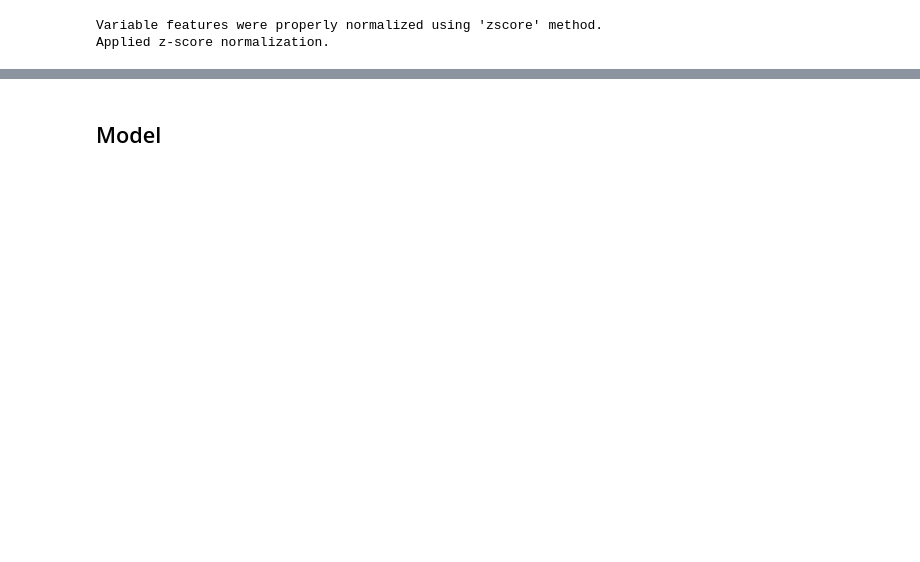
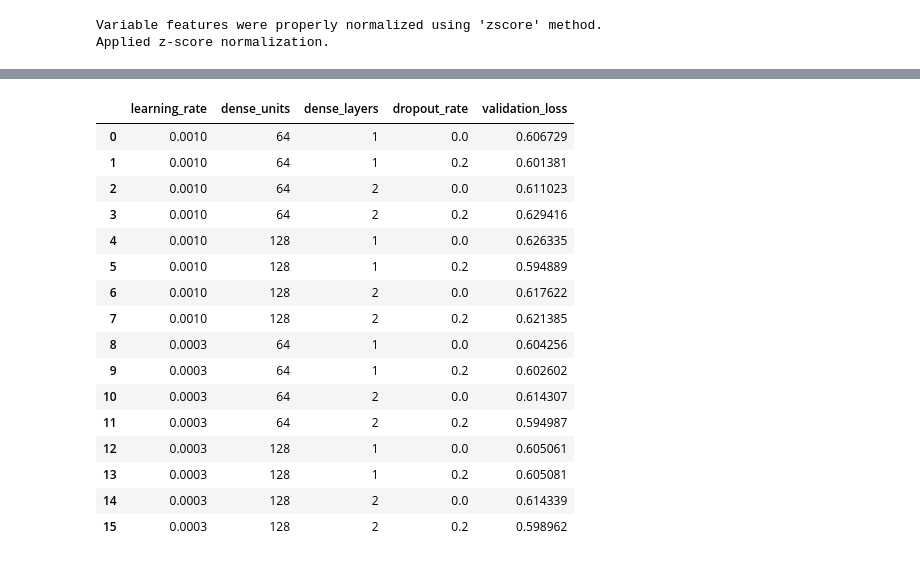
Before and after one commit to alvaro-francisco-gil/plant-reactivity-analysis, a Jupyter notebook: notebooks/experiment_neural_network.ipynb, the cells around one changed output, grey strips where cells are left out. Saved outputs shown, nothing was run; the diff lists cells and outputs as text; code cells hidden in the pictures; blank space fills up the shorter version.

```diff
--- a/notebooks/experiment_neural_network.ipynb
+++ b/notebooks/experiment_neural_network.ipynb
@@ -65,7 +85,7 @@ Reduced variable features from 38 to 12.
 # %%
 # Normalize features
-normalization_params= train_feat_dataset.normalize_features()
-val_feat_dataset.apply_normalization(normalization_params)
+normalization_params= rq1_train_feat_dataset.normalize_features()
+rq1_val_feat_dataset.apply_normalization(normalization_params)
 # %% [output]
 Variable features were properly normalized using 'zscore' method.
 Applied z-score normalization.
@@ -90,4 +110,4 @@ val_feat_dataset.features.head()
 # %%
-train_loader= train_feat_dataset.get_variable_features_loader(train_targets)
-val_loader= val_feat_dataset.get_variable_features_loader(val_targets)
+train_loader= rq1_train_feat_dataset.get_variable_features_loader(train_targets)
+val_loader= rq1_val_feat_dataset.get_variable_features_loader(val_targets)
 # %% [markdown]
@@ -102,13 +130,14 @@ Counter({1: 34053, 0: 30687})
 # %%
-input_size= len(train_feat_dataset.variable_columns)
+%%time
+input_size= len(rq1_train_feat_dataset.variable_columns)
 output_size= 2
-num_epochs = 5
+num_epochs = 50
 
 param_grid = {
-    'learning_rate': [0.1, 0.01],
+    'learning_rate': [0.001,0.0003],
     'dense_units': [64, 128],
     'dense_layers': [1, 2],
-    'dropout_rate': [0.25, 0.5]
+    'dropout_rate': [0,0.2]
 }
 
 tuner = HyperparameterTuner(FullyConnectedClassifier, param_grid, train_loader, val_loader, num_epochs, input_size, output_size)
@@ -135,2 +173,20 @@ print("Best Hyperparameters: \n", best_params)
 # %%
-all_results.head(15)
+all_results.head(30)
+# %% [output]
+|  | learning_rate | dense_units | dense_layers | dropout_rate | validation_loss |
+| 0 | 0.0010 | 64 | 1 | 0.0 | 0.606729 |
+| 1 | 0.0010 | 64 | 1 | 0.2 | 0.601381 |
+| 2 | 0.0010 | 64 | 2 | 0.0 | 0.611023 |
+| 3 | 0.0010 | 64 | 2 | 0.2 | 0.629416 |
+| 4 | 0.0010 | 128 | 1 | 0.0 | 0.626335 |
+| 5 | 0.0010 | 128 | 1 | 0.2 | 0.594889 |
+| 6 | 0.0010 | 128 | 2 | 0.0 | 0.617622 |
+| 7 | 0.0010 | 128 | 2 | 0.2 | 0.621385 |
+| 8 | 0.0003 | 64 | 1 | 0.0 | 0.604256 |
+| 9 | 0.0003 | 64 | 1 | 0.2 | 0.602602 |
+| 10 | 0.0003 | 64 | 2 | 0.0 | 0.614307 |
+| 11 | 0.0003 | 64 | 2 | 0.2 | 0.594987 |
+| 12 | 0.0003 | 128 | 1 | 0.0 | 0.605061 |
+| 13 | 0.0003 | 128 | 1 | 0.2 | 0.605081 |
+| 14 | 0.0003 | 128 | 2 | 0.0 | 0.614339 |
+| 15 | 0.0003 | 128 | 2 | 0.2 | 0.598962 |
@@ -139,2 +192,0 @@ klk
-# %% [markdown]
-## Model
```
Also changed, not shown: parts of 72 cells of this notebook, 5 other files.
